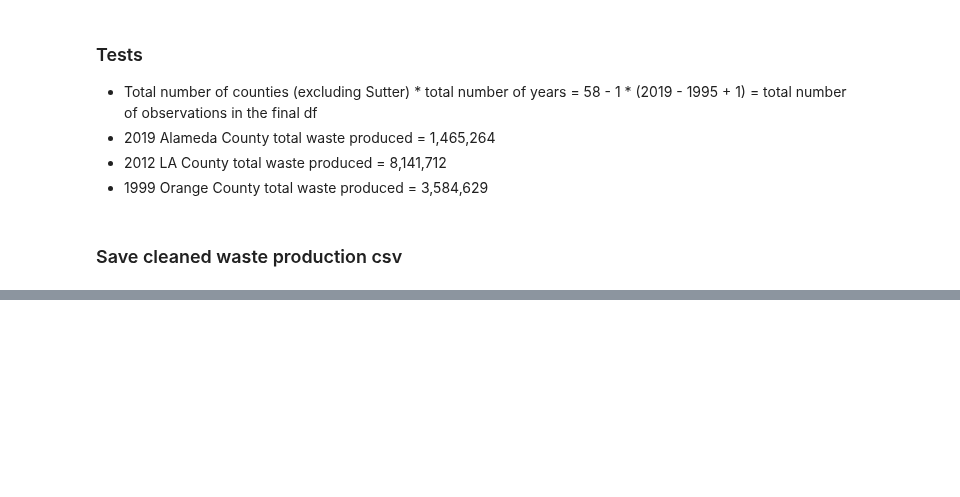
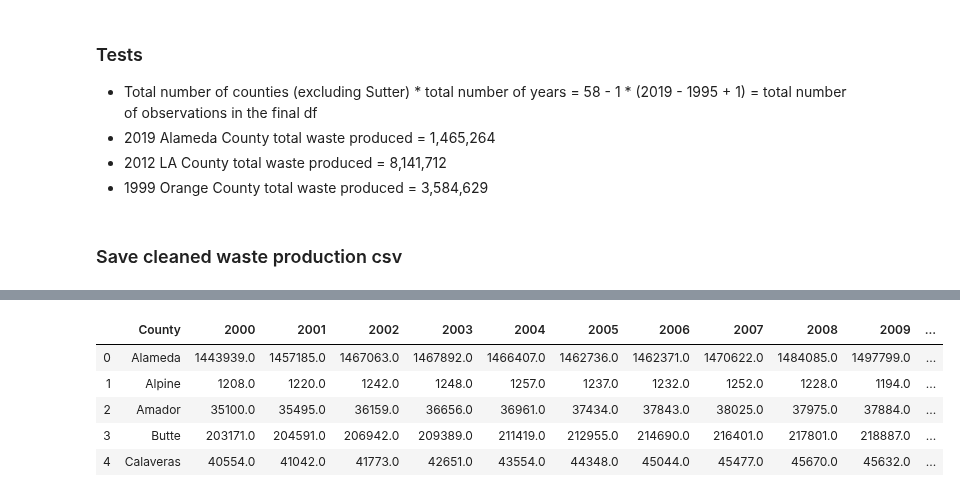
Before and after one commit to matthew-y-dong/ca-waste, a Jupyter notebook: preprocess-data/data-cleaning.ipynb, the cells around one changed output, grey strips where cells are left out. Cells and saved outputs as stored; diff of their text form; code cells hidden in the pictures; blank space fills up the shorter version.

```diff
--- a/preprocess-data/data-cleaning.ipynb
+++ b/preprocess-data/data-cleaning.ipynb
@@ -91,0 +138,8 @@ county_population_2000_2010 =
+# %%
+county_population_2000_2009 = pd.read_excel("../data/ca-finance-dpt-county-populations-2000-2009.xls",
+                                            sheet_name="Table 1 County State",
+                                            header=3, skipfooter=2)
+county_population_2000_2009.rename(columns={"COUNTY":"County"}, inplace=True)
+county_population_2000_2009["County"] = county_population_2000_2009.County.str.strip()
+county_population_2000_2009.dropna(how='all', inplace=True)
+county_population_2000_2009.head()
@@ -91,0 +153,14 @@ county_population_2000_2010 =
+# %%
+county_population_2000_2009.set_index("County", inplace=True)
+col_names_date = county_population_2000_2009.columns
+col_names_year = [date.year for date in col_names_date]
+county_population_2000_2009.columns = col_names_year
+county_population_2000_2009.reset_index(inplace=True)
+county_population_2000_2009.head()
+# %% [output]
+|  | County | 2000 | 2001 | 2002 | 2003 | 2004 | 2005 | 2006 | 2007 | 2008 | 2009 | ... |
+| 0 | Alameda | 1443939.0 | 1457185.0 | 1467063.0 | 1467892.0 | 1466407.0 | 1462736.0 | 1462371.0 | 1470622.0 | 1484085.0 | 1497799.0 | ... |
+| 1 | Alpine | 1208.0 | 1220.0 | 1242.0 | 1248.0 | 1257.0 | 1237.0 | 1232.0 | 1252.0 | 1228.0 | 1194.0 | ... |
+| 2 | Amador | 35100.0 | 35495.0 | 36159.0 | 36656.0 | 36961.0 | 37434.0 | 37843.0 | 38025.0 | 37975.0 | 37884.0 | ... |
+| 3 | Butte | 203171.0 | 204591.0 | 206942.0 | 209389.0 | 211419.0 | 212955.0 | 214690.0 | 216401.0 | 217801.0 | 218887.0 | ... |
+| 4 | Calaveras | 40554.0 | 41042.0 | 41773.0 | 42651.0 | 43554.0 | 44348.0 | 45044.0 | 45477.0 | 45670.0 | 45632.0 | ... |
```
Also changed, not shown: parts of 17 cells of this notebook, 3 other files.
